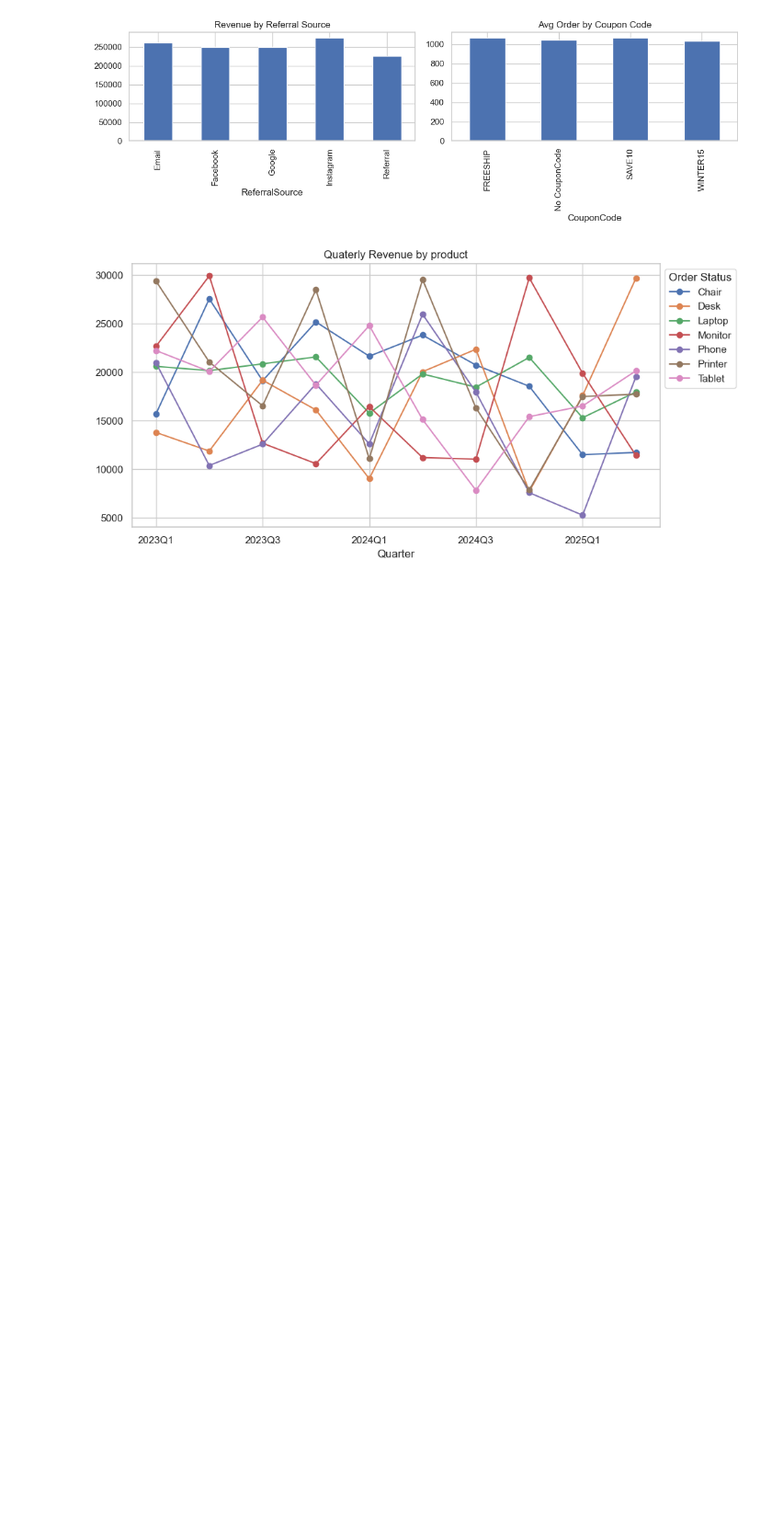
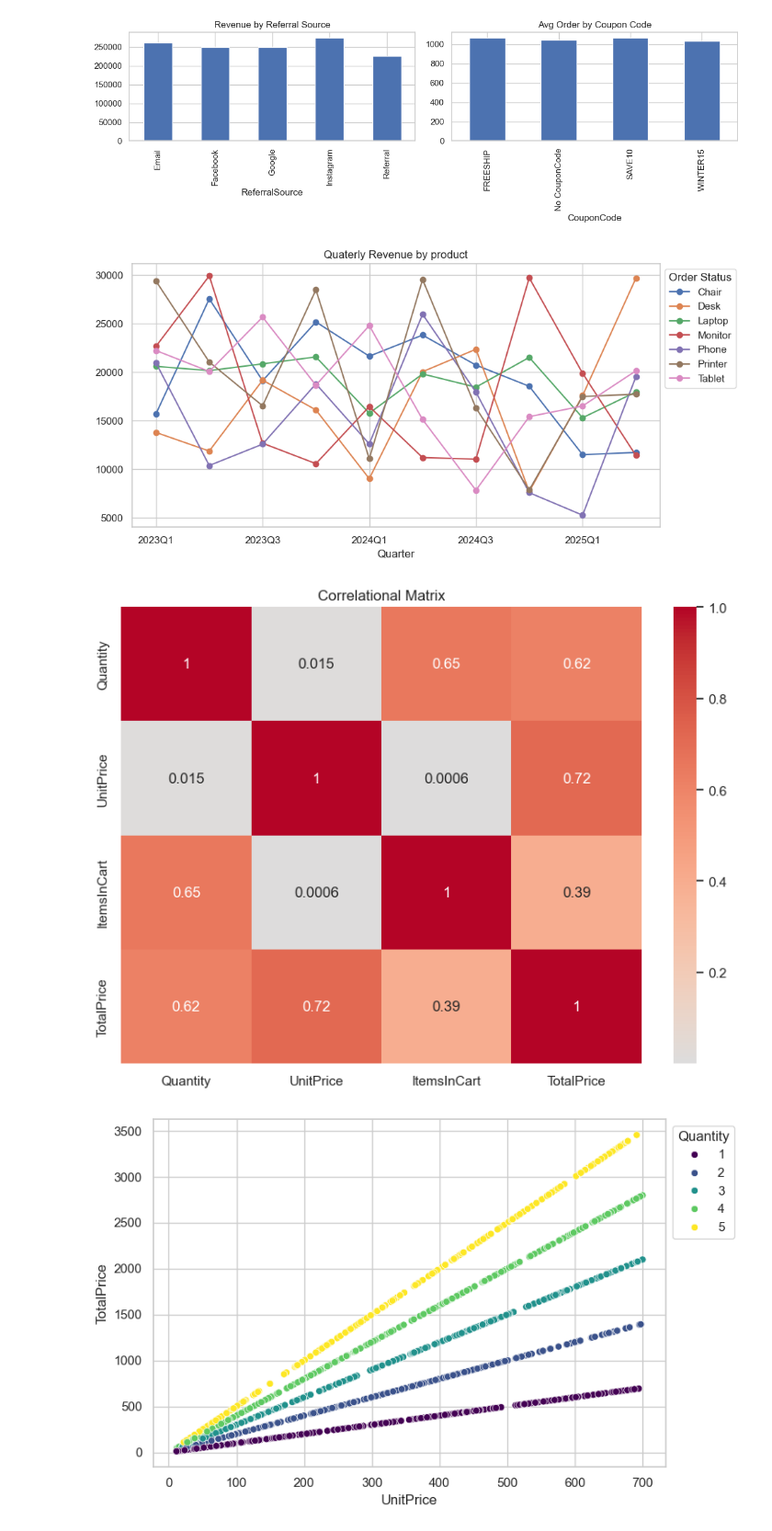
Before and after one commit to nasirali2024ag5310-arch/decodelabs-internship-project2, a Jupyter notebook: EDA_Project2.ipynb, the cells around one changed output. Shown at 92% size. Saved outputs shown, nothing was run; the diff lists cells and outputs as text; code cells hidden in the pictures; blank space fills up the shorter version.

Commit message:
Correlation and Relationships

```diff
--- a/EDA_Project2.ipynb
+++ b/EDA_Project2.ipynb
@@ -296,3 +296,25 @@ save_show("17: Quarter Product")
 [figure]
 [figure]
 [figure]
+# %%
+# Correlation and Relationships
+plt.figure(figsize=(8, 6))
+sns.heatmap(df[num].corr(), annot=True, cmap="coolwarm", center=0)
+plt.title("Correlational Matrix")
+save_show("18: Correlation")
+
+plt.figure(figsize=(8, 5))
+sns.scatterplot(data=df,  x="UnitPrice", y="TotalPrice", hue="Quantity", palette="viridis")
+plt.legend(title= "Quantity", loc = "upper left", bbox_to_anchor = (1,1))
+save_show("19: Scatterplot")
+
+plt.figure(figsize=(8,5))
+sns.heatmap(pd.crosstab(df.Product, df.OrderStatus), annot=True, fmt="d", cmap="Blues")
+plt.title("Product vs Status")
+save_show("20: Product Status heatmap")
+
+sns.pairplot(df[num])
+save_show("21: Pairplot")
+# %% [output]
+[figure, added]
+[figure, added]
```
Also changed, not shown: parts of 1 cell of this notebook, 4 other files.
